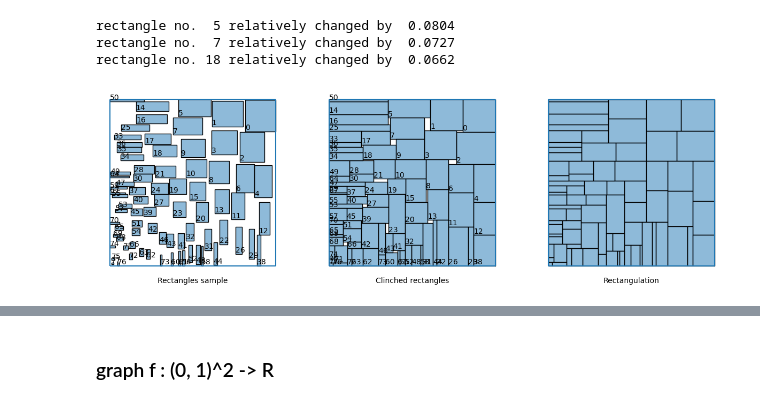
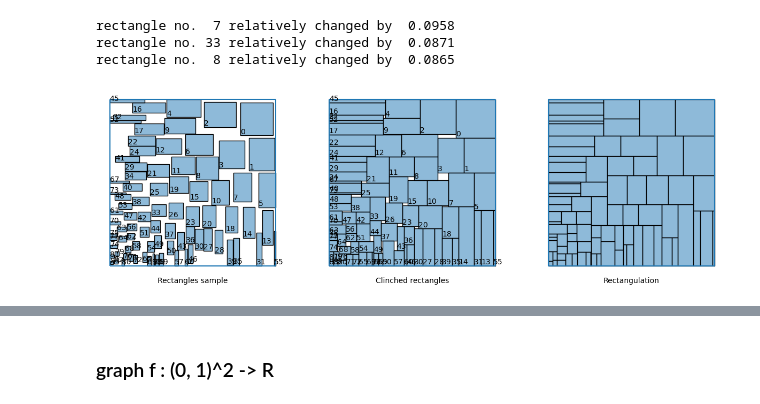
Before and after one commit to Polatucha16/SquareDivision, a Jupyter notebook: square_division_example.ipynb, the cells around one changed output, grey strips where cells are left out. Cells and saved outputs as stored; diff of their text form; code cells hidden in the pictures.

```diff
--- a/square_division_example.ipynb
+++ b/square_division_example.ipynb
@@ -1,32 +1,32 @@
 # %%
 import numpy as np
 from SquareDivision.src.rectangle_class import Rectangulation
 from SquareDivision.src.distributions import FromFunction, BetweenFunctions, tepui, surface_perp_to
 
 rects = Rectangulation(config={"seed": 123567})
 
 
-width_0 = lambda mid_pt: surface_perp_to(mid_pt, vect = np.array([0, -1, 5]), val_at_0 = 0.005)
-width_1 = lambda mid_pt: surface_perp_to(mid_pt, vect = np.array([0, -2, 10]), val_at_0 = 0.01)
-# width_1 = lambda mid_pt: tepui(mid_pt, top=0.6, bottom=0.01, slope=2, vertex=0.8, pts=np.array([[0.5, 0.5]]))
+width_0 = lambda mid_pt: surface_perp_to(mid_pt, vect = np.array([0, -1, 5]), val_at_0 = 0.0075)
+width_1 = lambda mid_pt: surface_perp_to(mid_pt, vect = np.array([0, -2, 10]), val_at_0 = 0.02)
+# width_1 = lambda mid_pt: tepui(mid_pt, top=0.6, bottom=0.01, slope=2.5, vertex=0.8, pts=np.array([[0.5, 0.5]]))
 
-height_0 = lambda mid_pt: surface_perp_to(mid_pt, vect = np.array([-1, 0, 5]), val_at_0 = 0.005)
-height_1 = lambda mid_pt: surface_perp_to(mid_pt, vect = np.array([-2, 0, 10]), val_at_0 = 0.01)
-# height_1 = lambda mid_pt: tepui(mid_pt, top=0.6, bottom=0.01, slope=2, vertex=0.6, pts=np.array([[0.5, 0.5]]))
+height_0 = lambda mid_pt: surface_perp_to(mid_pt, vect = np.array([-1, 0, 5]), val_at_0 = 0.0075)
+height_1 = lambda mid_pt: surface_perp_to(mid_pt, vect = np.array([-2, 0, 10]), val_at_0 = 0.02)
+# height_1 = lambda mid_pt: tepui(mid_pt, top=0.5, bottom=0.01, slope=2.5, vertex=0.8, pts=np.array([[0.5, 0.5]]))
 
 rects.sample_rectangles(
-    num=412,
+    num=2000,
     widths_strategy = BetweenFunctions(func_0=width_0, func_1=width_1, rng=rects.rng),
     heights_strategy= BetweenFunctions(func_0=height_0, func_1=height_1, rng=rects.rng),
 )
 rects.find_disjoint_family()
 rects.clinch()
 rects.close_holes()
 
 rects.report(tol=0.01, digits=4, limit_list=3)
 rects.draw(disjoint=True, inflated=True, inflated_nums=True, closed=True, closed_nums=False)
 # %% [output]
-rectangle no.  5 relatively changed by  0.0804
-rectangle no.  7 relatively changed by  0.0727
-rectangle no. 18 relatively changed by  0.0662
+rectangle no.  7 relatively changed by  0.0958
+rectangle no. 33 relatively changed by  0.0871
+rectangle no.  8 relatively changed by  0.0865
-[figure, old version]
+[figure, new version]
```
Also changed, not shown: parts of 13 cells of this notebook, 4 other files.
